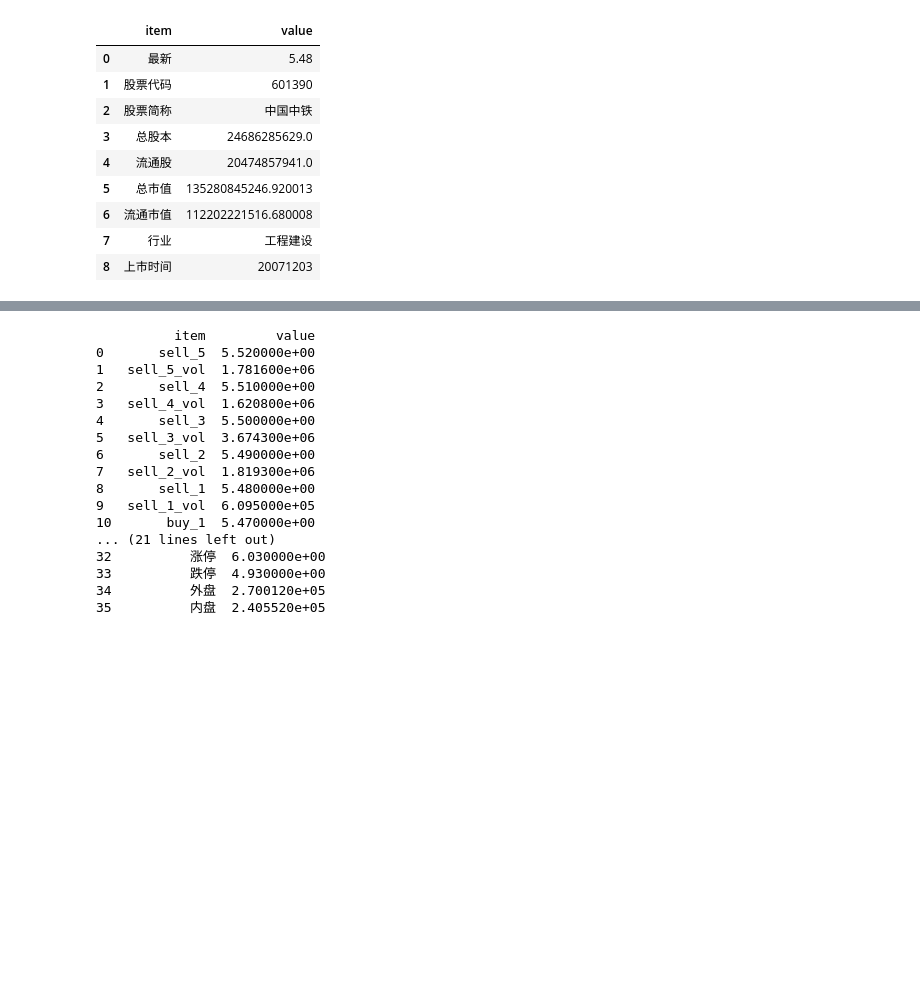
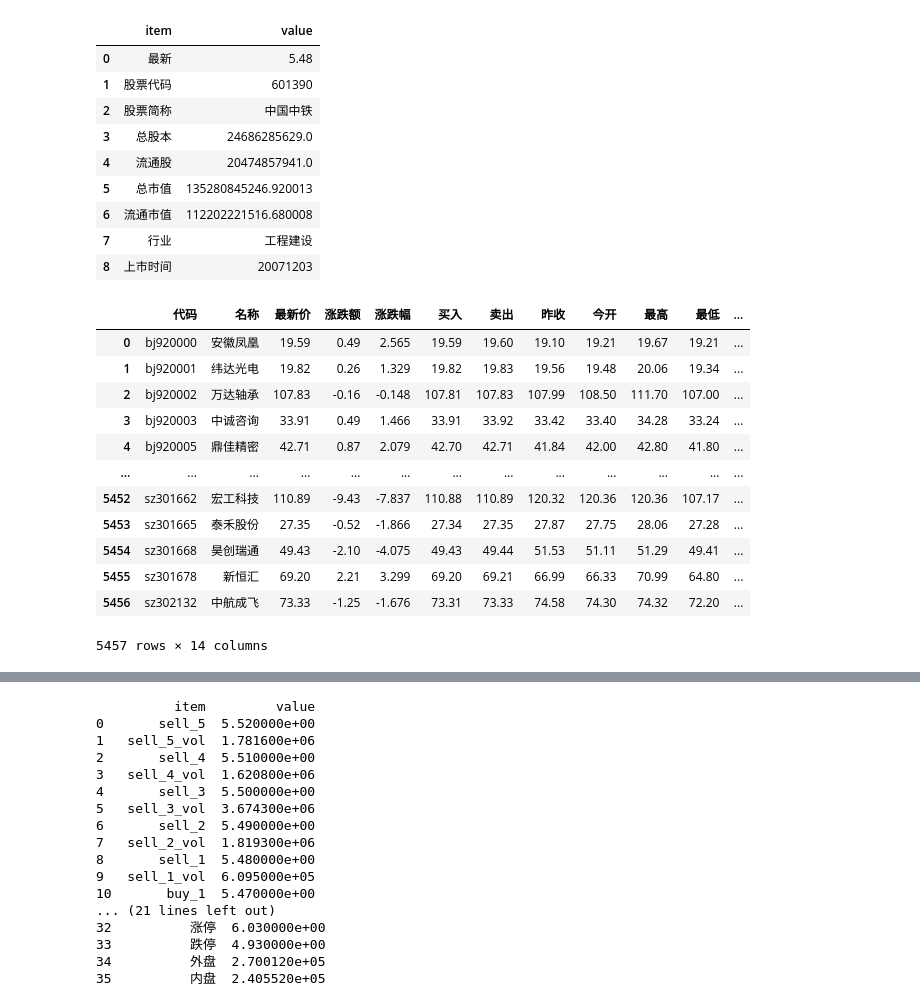
Before and after one commit to zmdsn/ecox, a Jupyter notebook: help.ipynb, the cells around one changed output, grey strips where cells are left out. Cells and saved outputs as stored; diff of their text form; code cells hidden in the pictures; blank space fills up the shorter version.

```diff
--- a/help.ipynb
+++ b/help.ipynb
@@ -23,3 +23,22 @@ stock_individual_info_em_df
 | 6 | 流通市值 | 112202221516.680008 |
 | 7 | 行业 | 工程建设 |
 | 8 | 上市时间 | 20071203 |
+# %%
+import akshare as ak
+
+df = ak.stock_zh_a_spot()
+df
+# %% [output]
+|  | 代码 | 名称 | 最新价 | 涨跌额 | 涨跌幅 | 买入 | 卖出 | 昨收 | 今开 | 最高 | 最低 | ... |
+| 0 | bj920000 | 安徽凤凰 | 19.59 | 0.49 | 2.565 | 19.59 | 19.60 | 19.10 | 19.21 | 19.67 | 19.21 | ... |
+| 1 | bj920001 | 纬达光电 | 19.82 | 0.26 | 1.329 | 19.82 | 19.83 | 19.56 | 19.48 | 20.06 | 19.34 | ... |
+| 2 | bj920002 | 万达轴承 | 107.83 | -0.16 | -0.148 | 107.81 | 107.83 | 107.99 | 108.50 | 111.70 | 107.00 | ... |
+| 3 | bj920003 | 中诚咨询 | 33.91 | 0.49 | 1.466 | 33.91 | 33.92 | 33.42 | 33.40 | 34.28 | 33.24 | ... |
+| 4 | bj920005 | 鼎佳精密 | 42.71 | 0.87 | 2.079 | 42.70 | 42.71 | 41.84 | 42.00 | 42.80 | 41.80 | ... |
+| ... | ... | ... | ... | ... | ... | ... | ... | ... | ... | ... | ... | ... |
+| 5452 | sz301662 | 宏工科技 | 110.89 | -9.43 | -7.837 | 110.88 | 110.89 | 120.32 | 120.36 | 120.36 | 107.17 | ... |
+| 5453 | sz301665 | 泰禾股份 | 27.35 | -0.52 | -1.866 | 27.34 | 27.35 | 27.87 | 27.75 | 28.06 | 27.28 | ... |
+| 5454 | sz301668 | 昊创瑞通 | 49.43 | -2.10 | -4.075 | 49.43 | 49.44 | 51.53 | 51.11 | 51.29 | 49.41 | ... |
+| 5455 | sz301678 | 新恒汇 | 69.20 | 2.21 | 3.299 | 69.20 | 69.21 | 66.99 | 66.33 | 70.99 | 64.80 | ... |
+| 5456 | sz302132 | 中航成飞 | 73.33 | -1.25 | -1.676 | 73.31 | 73.33 | 74.58 | 74.30 | 74.32 | 72.20 | ... |
+5457 rows × 14 columns
```
Also changed, not shown: parts of 11 cells of this notebook, 12 other files.
